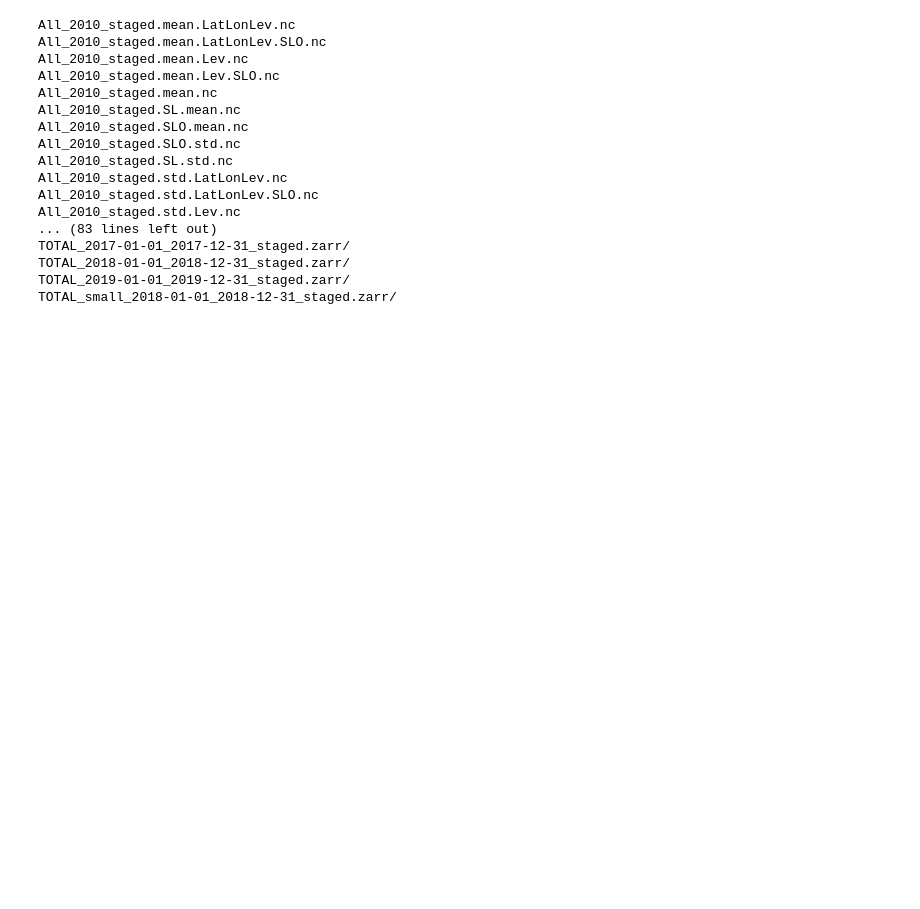
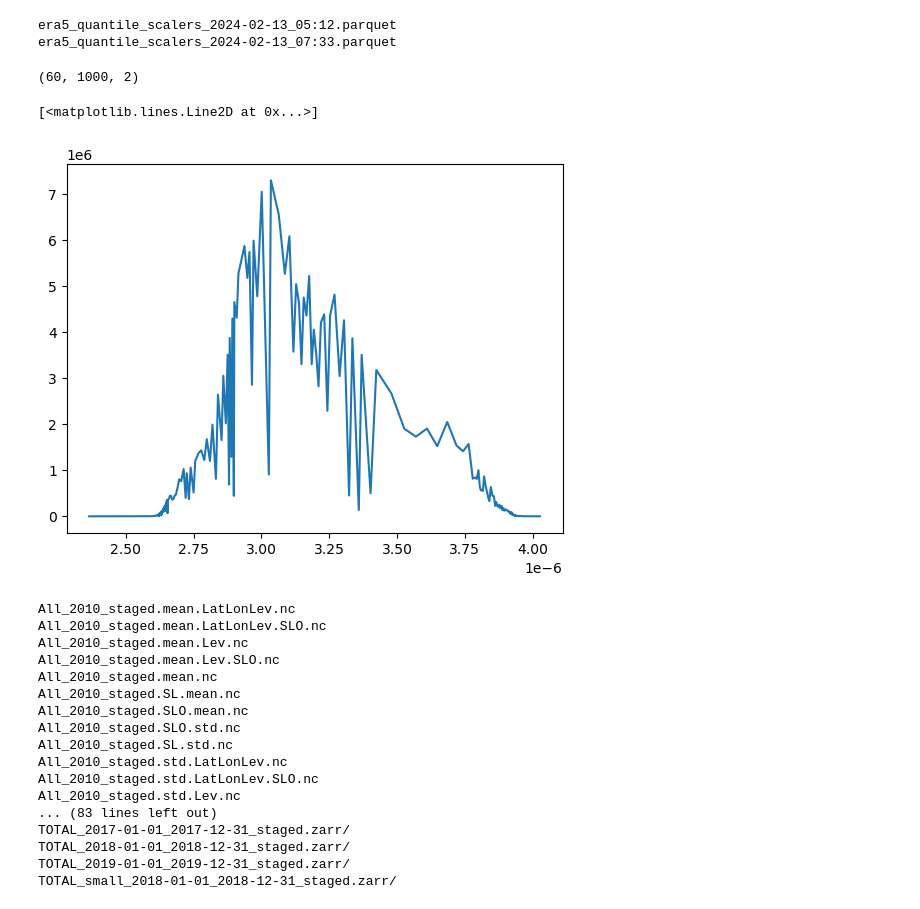
Before and after one commit to grnydawn/miles-credit, a Jupyter notebook: notebooks/era5_scaler_test.ipynb, the cells around one changed output. Drawn from its saved outputs; the diff is of its cells as text; code cells hidden in the pictures; blank space fills up the shorter version.

```diff
--- a/notebooks/era5_scaler_test.ipynb
+++ b/notebooks/era5_scaler_test.ipynb
@@ -10,4 +10,23 @@ from matplotlib import colormaps
 from glob import glob
 %matplotlib inline
 import pyarrow
+# %%
+ls /glade/derecho/scratch/dgagne/credit_scalers
+# %% [output]
+era5_quantile_scalers_2024-02-13_05:12.parquet
+era5_quantile_scalers_2024-02-13_07:33.parquet
+# %%
+e5_scaler = pd.read_parquet("/glade/derecho/scratch/dgagne/credit_scalers/era5_quantile_scalers_2024-02-13_07:33.parquet")
+# %%
+scalers_3d = np.array([read_scaler(x) for x in e5_scaler["scaler_3d"]])
+# %%
+scalers_3d[0].centroids_.shape
+# %% [output]
+(60, 1000, 2)
+# %%
+i = 46
+plt.plot(scalers_3d[0].centroids_[i, :, 0], scalers_3d[0].centroids_[i, :, 1])
+# %% [output]
+[<matplotlib.lines.Line2D at 0x...>]
+[figure, added]
 # %%
```
Also changed, not shown: parts of 7 cells of this notebook, 3 other files.
